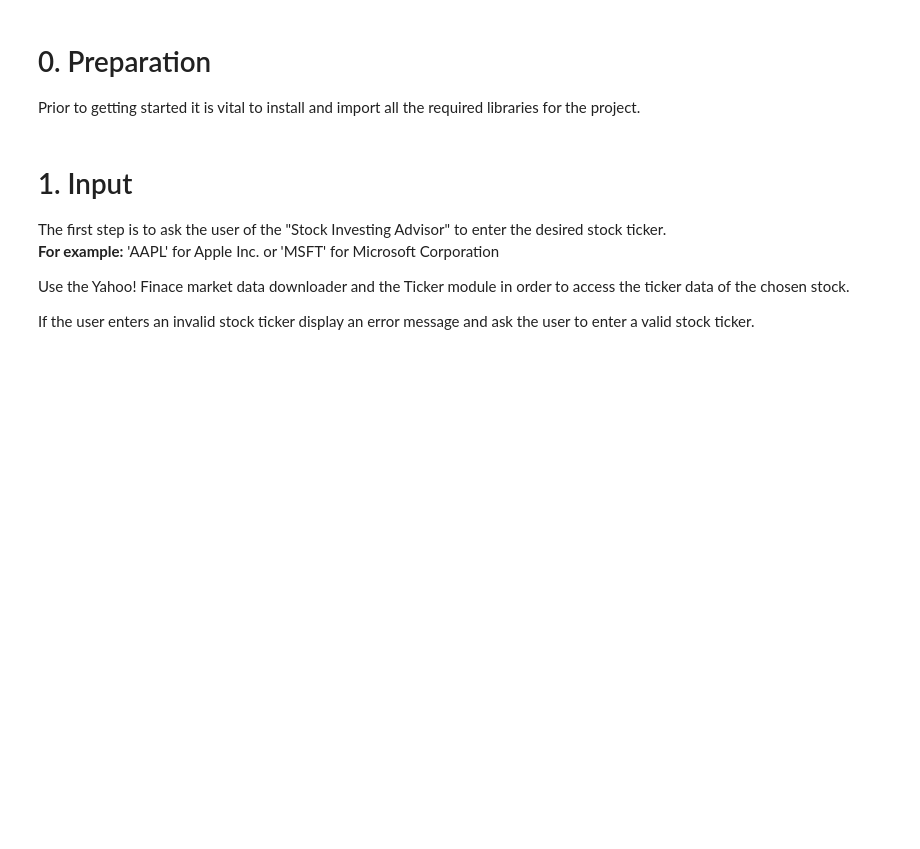
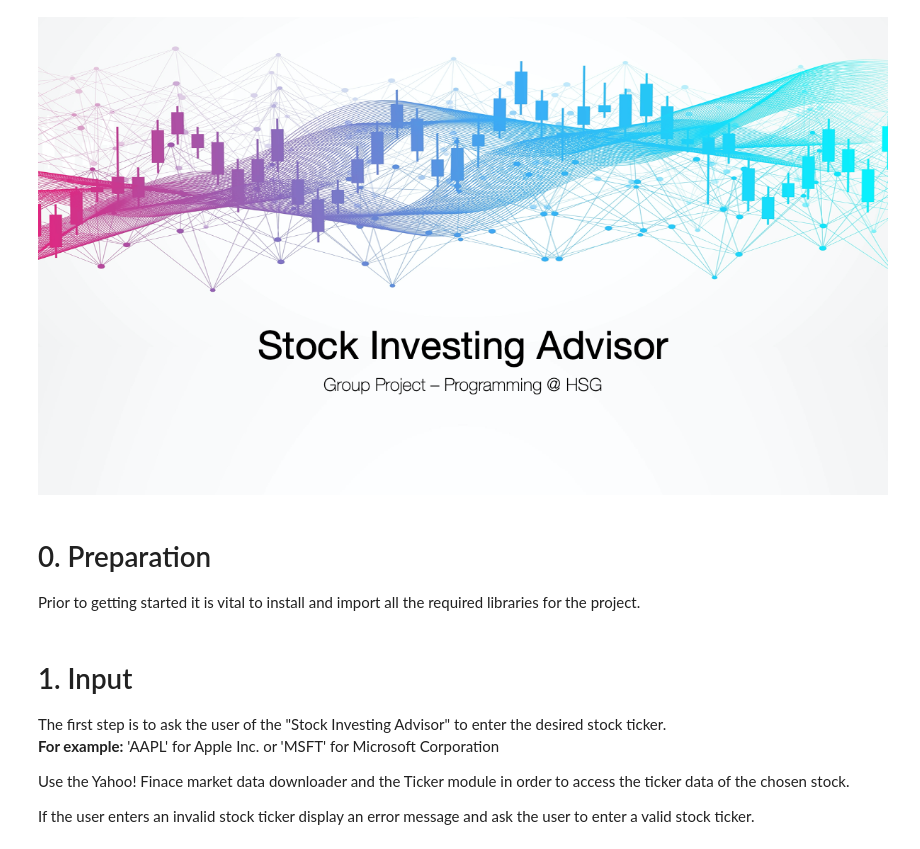
Before and after one commit to KRuschmann/Sale_of_Shares_Advisor, a Jupyter notebook: Code_SIA_Final.ipynb, the cells around one changed output. Drawn from its saved outputs; the diff is of its cells as text; code cells hidden in the pictures; blank space fills up the shorter version.

```diff
--- a/Code_SIA_Final.ipynb
+++ b/Code_SIA_Final.ipynb
@@ -1,3 +1,8 @@
+# %%
+from IPython.display import Image
+Image("/Users/katharinaruschmann/Desktop/Title.png")
+# %% [output]
+[figure, added]
 # %% [markdown]
 # 0. Preparation
 
```
Also changed, not shown: parts of 18 cells of this notebook.
